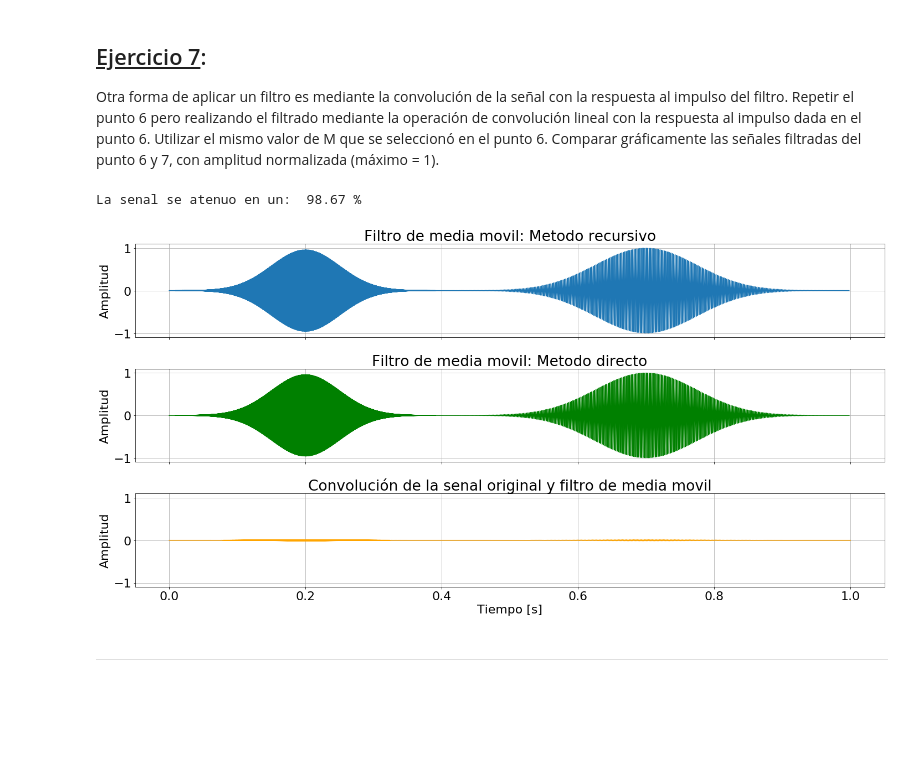
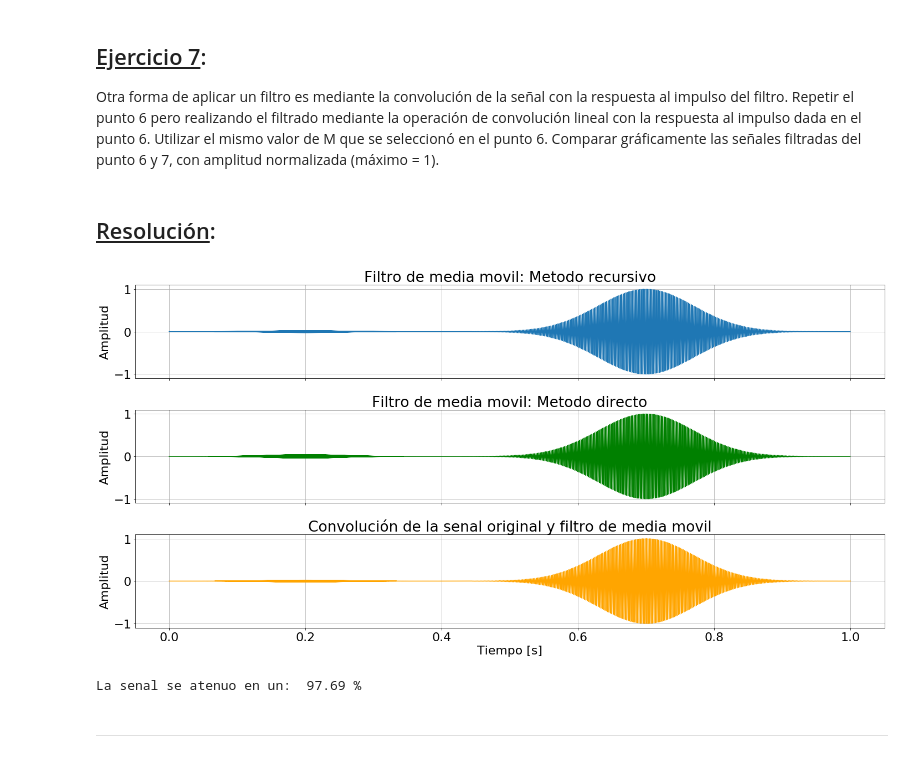
Before and after one commit to reborafs/dsp-untref, a Jupyter notebook: notebook/TP1.ipynb, the cells around one changed output. Drawn from its saved outputs; the diff is of its cells as text; code cells hidden in the pictures; blank space fills up the shorter version.

```diff
--- a/notebook/TP1.ipynb
+++ b/notebook/TP1.ipynb
@@ -62,15 +61,14 @@ axs[0, 1].plot(vector_t, x2, color='orange')
 axs[0, 1].set_title('$x_2(t)$')
 axs[1, 0].plot(vector_t, x3, color='green')
 axs[1, 0].set_title('$x_3(t)$')
-axs[1, 1].plot(vector_t, x, color='black')
-axs[1, 1].set_title('$x_1(t) + x_2(t) + x_3(t)$')
+axs[1, 1].plot(vector_t, x, color='red')
+axs[1, 1].set_title('$x(t) = x_1(t) + x_2(t) + x_3(t)$')
 fig.tight_layout()
 
 axs.flat[0].set(ylabel='Amplitud')
 axs.flat[2].set(ylabel='Amplitud', xlabel='Tiempo [s]')
 axs.flat[3].set(xlabel='Tiempo [s]')
 
-
 for ax in axs.flat:
     ax.grid()
 # %% [output]
@@ -472,26 +514,22 @@ Una vez implementado, determinar algún valor particular de $M$, explicando el c
 # %%
-window_len = 18
+# Calculo de tiempo de ejecucion de la funcion directa
+start = time.time()
+xfr = mediamovildr(y, window_len)
+finish = time.time()
+recursive_method_time = finish-start
 
-start = time.time()
-filtered_signal = mediamovild(y, window_len)
-finish = time.time()
-direct_method_time = finish-start
-
-filtered_signal = filtered_signal/max(abs(filtered_signal)) #Señal filtrada normalizada
+xfr = xfr/max(abs(xfr))
 
 plt.rcParams.update({'font.size': 22})
 fig, axs = plt.subplots(2, 1, sharex=True, sharey=True, figsize=[20, 10])
 axs[0].plot(vector_t, y)
-axs[0].set_title(r'$x(t)$')
-axs[1].plot(vector_t[:-window_len+1], filtered_signal, color='green')
-axs[1].set_title('Filtro de media movil: Metodo directo')
+axs[0].set_title(r'$x(t) + noise$')
+axs[1].plot(vector_t[:-window_len+1], xfr, color='green')
+axs[1].set_title('Filtro de media movil: Metodo recursivo')
 fig.tight_layout()
-
 axs.flat[0].set(ylabel='Amplitud')
 axs.flat[1].set(ylabel='Amplitud', xlabel='Tiempo [s]')
 
 for ax in axs.flat:
     ax.grid()
-
-print('La senal se atenuo en un: ',round(100*((max(y[:20000])-max(filtered_signal[:20000]))/max(y[:20000])),2),"%")
 # %% [output]
@@ -539,30 +555,38 @@ El criterio utilizado para la eleccion de la ventana fue el de recursivamente au
 ## <u>Ejercicio 7</u>:
 
 Otra forma de aplicar un filtro es mediante la convolución de la señal con la respuesta al impulso del filtro. Repetir el punto 6 pero realizando el filtrado mediante la operación de convolución lineal con la respuesta al impulso dada en el punto 6. Utilizar el mismo valor de M que se seleccionó en el punto 6. Comparar gráficamente las señales filtradas del punto 6 y 7, con amplitud normalizada (máximo = 1).
+# %% [markdown]
+## <u>Resolución</u>:
+# %%
+# Filtro de media movil
+start = time.time()
+xfconv = mediamovil_conv(y, window_len)
+finish = time.time()
+conv_method_time = finish-start
+xfconv = xfconv/max(abs(xfconv))
 # %%
-yconv_filter_mediamovil = mediamovil_conv(y, window_len)
-
 plt.rcParams.update({'font.size': 22})
 fig, axs = plt.subplots(3, 1, sharex=True, sharey=True, figsize=[20, 10])
-axs[0].plot(vector_t[:-window_len+1], filtered_signal)
+axs[0].plot(vector_t[:-window_len+1], xfd)
 axs[0].set_title('Filtro de media movil: Metodo recursivo')
-axs[1].plot(vector_t[:-window_len+1], filtered_signal, color='green')
+axs[1].plot(vector_t[:-window_len+1], xfr, color='green')
 axs[1].set_title('Filtro de media movil: Metodo directo')
-axs[2].plot(vector_t, yconv_filter_mediamovil[:-window_len+1], color='orange')
+axs[2].plot(vector_t, xfconv[:-window_len+1], color='orange')
 axs[2].set_title('Convolución de la senal original y filtro de media movil')
 fig.tight_layout()
 axs.flat[0].set(ylabel='Amplitud')
 axs.flat[1].set(ylabel='Amplitud')
 axs.flat[2].set(ylabel='Amplitud', xlabel='Tiempo [s]')
 
 for ax in axs.flat:
     ax.grid()
-
-
-print('La senal se atenuo en un: ',round(100*((max(y[:20000])-max(yconv_filter_mediamovil[:20000]))/max(y[:20000])),2),"%")
 # %% [output]
-La senal se atenuo en un:  98.67 %
-[figure, old version]
+[figure, new version]
+# %%
+atenuacion_conv = 100*((max(y[:20000])-max(xfconv[:20000]))/max(y[:20000]))
+print('La senal se atenuo en un: ',round(atenuacion_conv,2),"%")
+# %% [output]
+La senal se atenuo en un:  97.69 %
 # %% [markdown]
 ---
 # %% [markdown]
```
Also changed, not shown: parts of 77 cells of this notebook.
